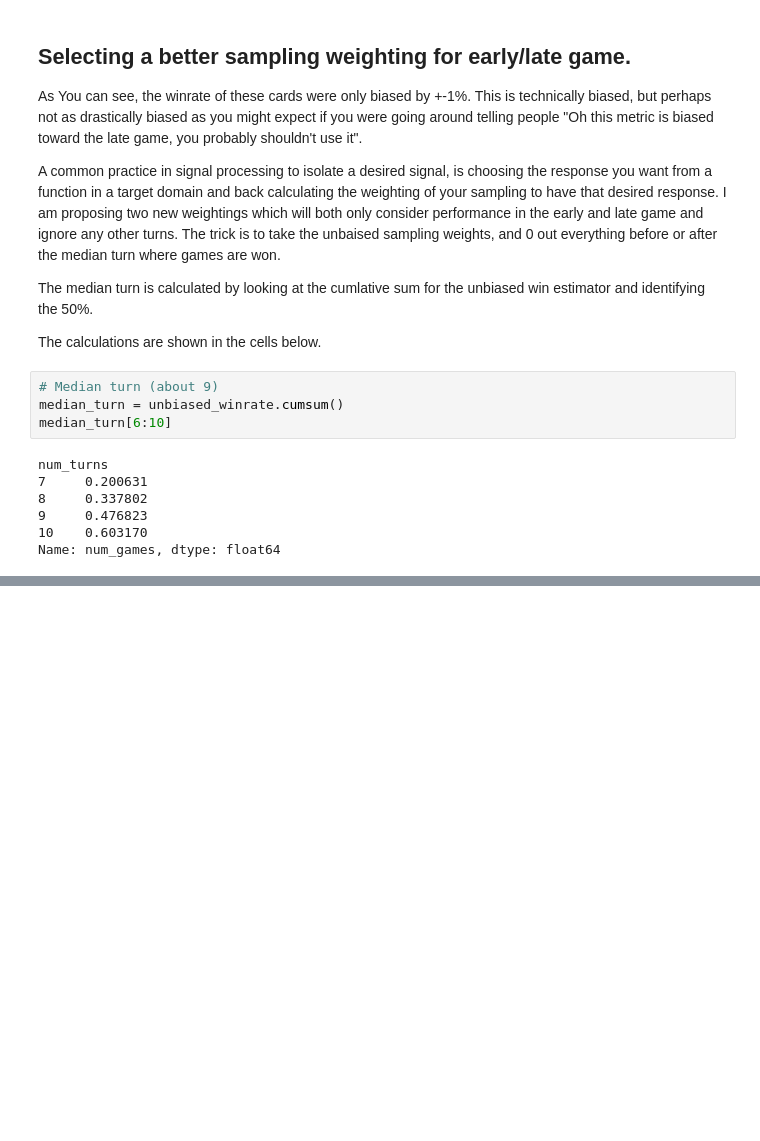
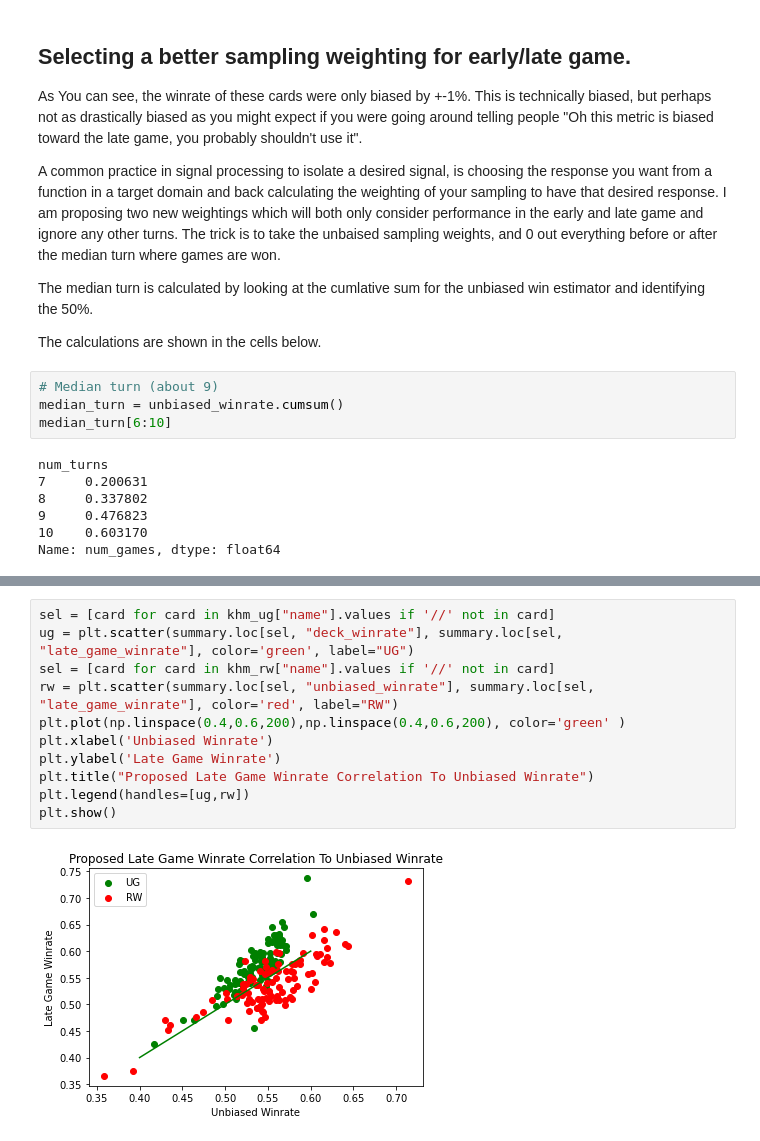
Before and after one commit to billybrickner/MTGData, a Jupyter notebook: Late and Early Game bias in MTG Data Calculations.ipynb, the cells around one changed output, grey strips where cells are left out. Cells and saved outputs as stored; diff of their text form; blank space fills up the shorter version.

```diff
--- a/Late and Early Game bias in MTG Data Calculations.ipynb
+++ b/Late and Early Game bias in MTG Data Calculations.ipynb
@@ -362,0 +494,13 @@ Battlefield Raptor 0.08912267026510087
+# %%
+sel = [card for card in khm_ug["name"].values if '//' not in card]
+ug = plt.scatter(summary.loc[sel, "deck_winrate"], summary.loc[sel, "late_game_winrate"], color='green', label="UG")
+sel = [card for card in khm_rw["name"].values if '//' not in card]
+rw = plt.scatter(summary.loc[sel, "unbiased_winrate"], summary.loc[sel, "late_game_winrate"], color='red', label="RW")
+plt.plot(np.linspace(0.4,0.6,200),np.linspace(0.4,0.6,200), color='green' )
+plt.xlabel('Unbiased Winrate')
+plt.ylabel('Late Game Winrate')
+plt.title("Proposed Late Game Winrate Correlation To Unbiased Winrate")
+plt.legend(handles=[ug,rw])
+plt.show()
+# %% [output]
+[figure, added]
```
Also changed, not shown: parts of 16 cells of this notebook.
